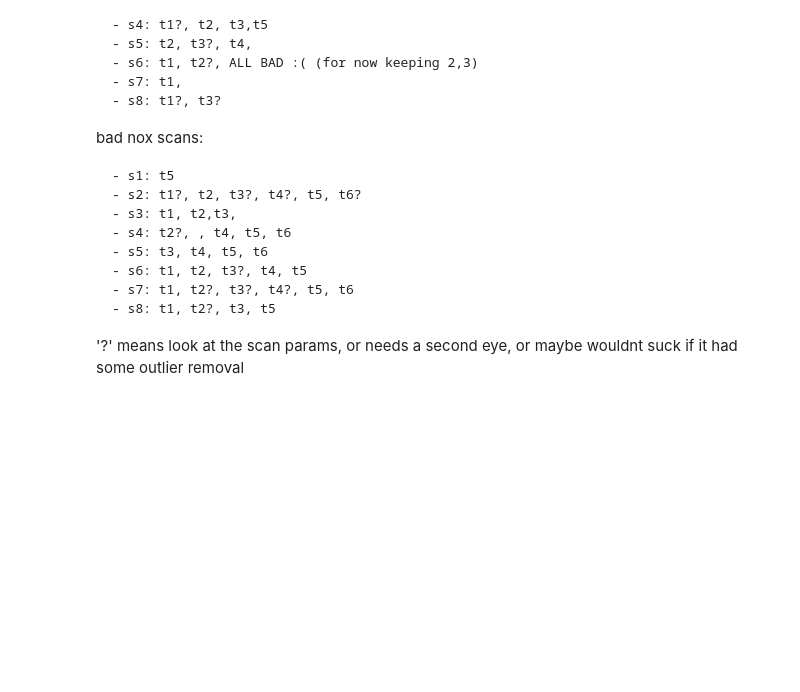
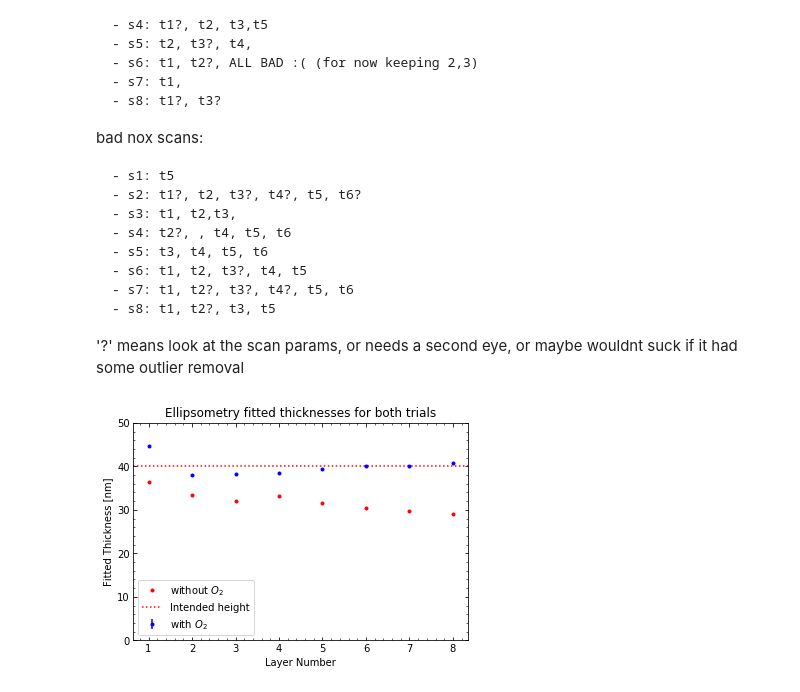
Before and after one commit to adam-fisher37/SP_analysis, a Jupyter notebook: sp_test.ipynb, the cells around one changed output. Cells and saved outputs as stored; diff of their text form; code cells hidden in the pictures; blank space fills up the shorter version.

Commit message:
added scatter plot without O2 and made aesthetic updates to them

```diff
--- a/sp_test.ipynb
+++ b/sp_test.ipynb
@@ -339,3 +287,27 @@ def rms(dick,key):
     return rms
 # %%
 # outlier removal
+# %%
+# data from the woolam fits, so it can be plotted nicely
+# with o2 fits from todd
+# fits were only against thickness, optical constants were held constant
+wof_h = np.array([44.63,38.03,38.13,38.54,39.38,40.17,40.01,40.83]) # height, nm
+wof_std = np.array([.04,.02,.02,.02,.02,.02,.02,.02]) # std, nm
+wof_mse = np.array([18.75,11.43,10.38,10.15,10.51,10.68,9.66,9.39]) # MSE from fit
+wof_pc = np.array([((wof_h[i]-np.mean(wof_h))/np.mean(wof_h))*100 for i in range(len(wof_h))]) # % change from the mean
+# without o2 fits from ?? on sheet 2
+# NOTE: needs errorbars
+nof_h = np.array([36.32,33.46,32.01,33.11,31.49,30.369,29.63,29.03])
+nof_pc = np.array([((nof_h[i]-np.mean(nof_h))/np.mean(nof_h))*100 for i in range(len(nof_h))])
+# %%
+plt.figure();
+plt.errorbar(n,wof_h,yerr=wof_std,fmt='b.',label='with $O_2$');
+plt.plot(n,nof_h,'r.',markersize=6,label='without $O_2$');
+plt.axhline(40.,c='r',ls=':',label='Intended height');
+plt.ylim((0,50))
+plt.xlabel('Layer Number');
+plt.ylabel('Fitted Thickness [nm]');
+plt.legend(loc='best');
+plt.title('Ellipsometry fitted thicknesses for both trials');
+# %% [output]
+[figure, added]
```
Also changed, not shown: parts of 15 cells of this notebook.
